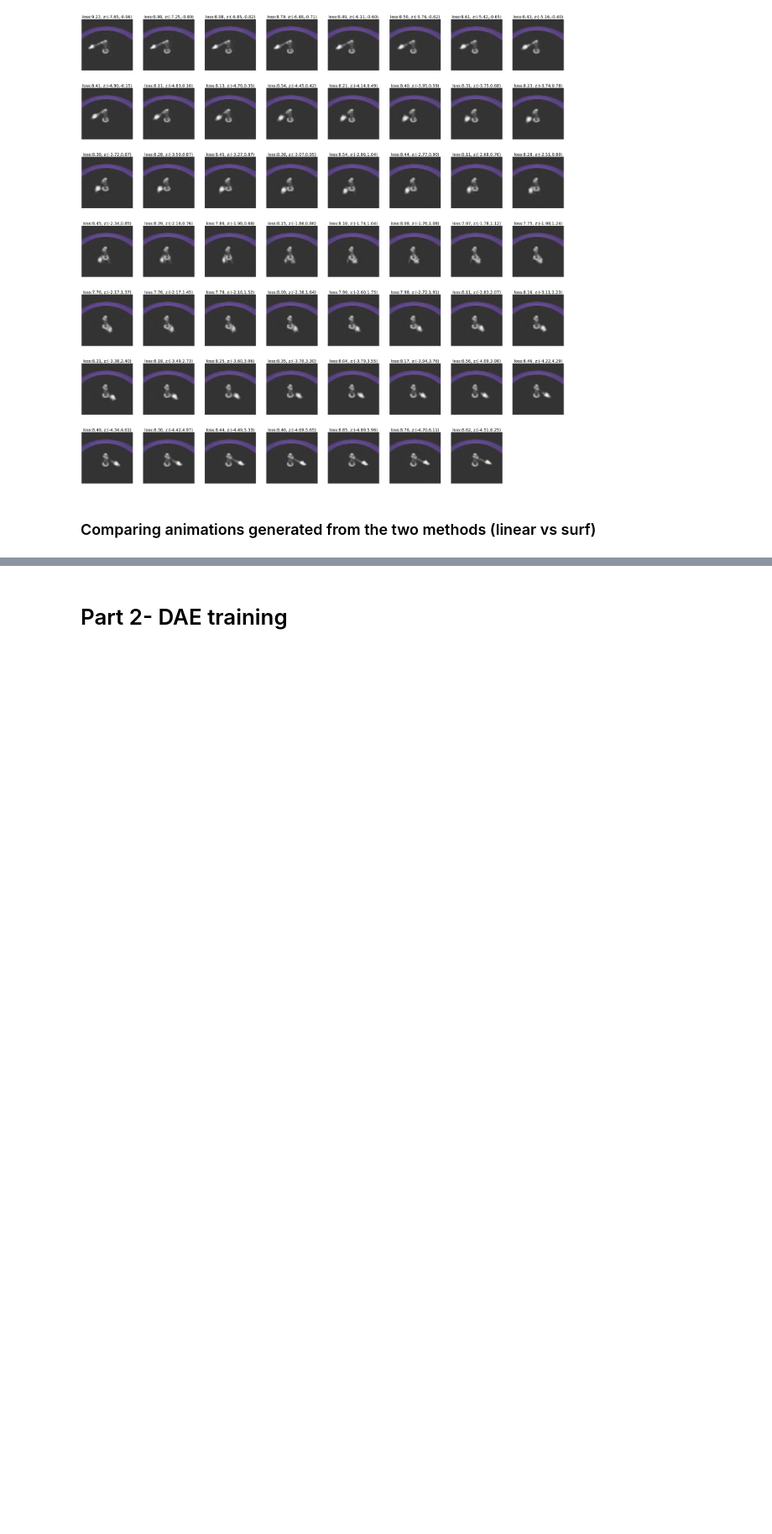
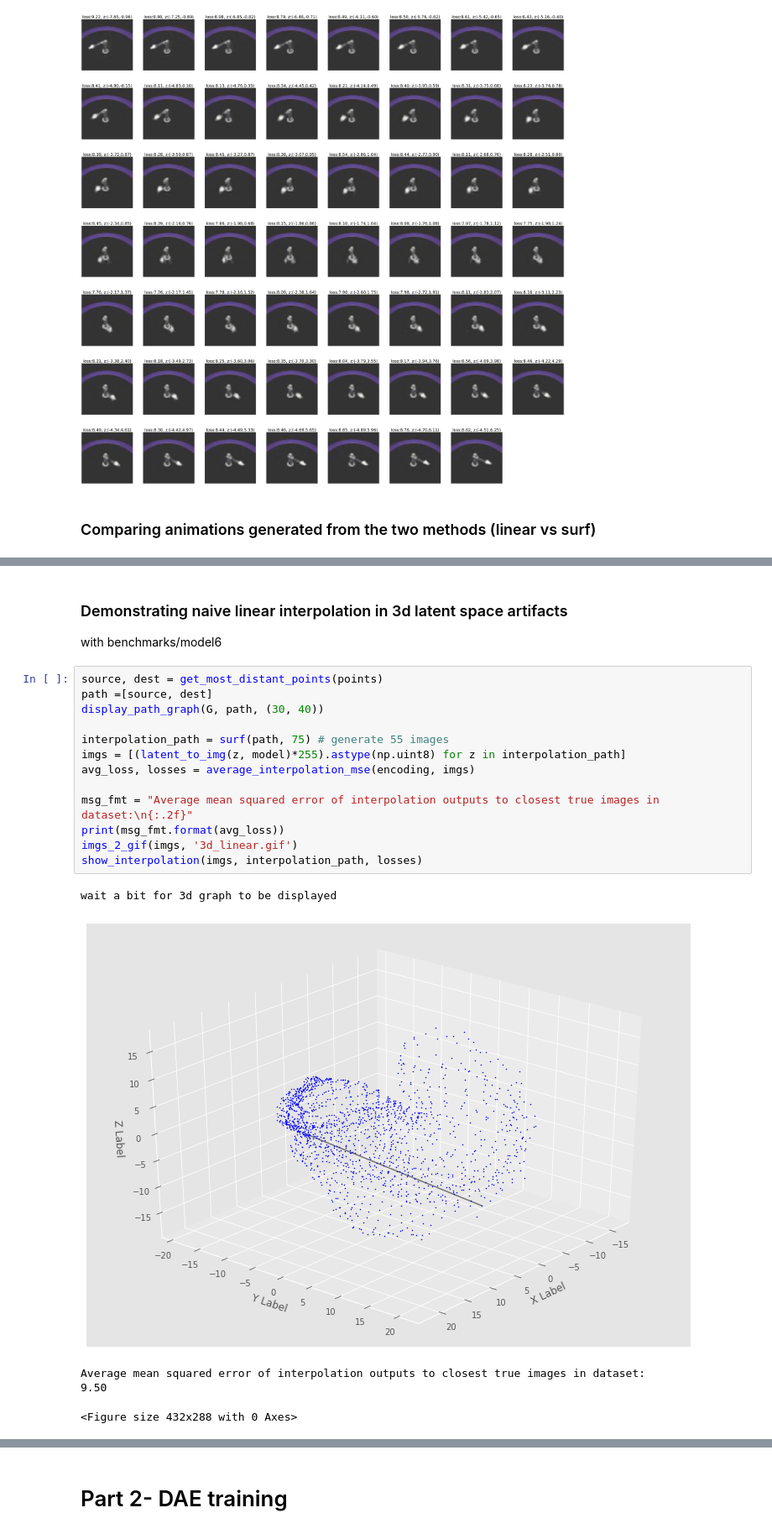
Before and after one commit to Iddoyadlin/DeepLearningCS3598, a Jupyter notebook: graph.ipynb, the cells around one changed output, grey strips where cells are left out. Shown at 84% size. Cells and saved outputs as stored; diff of their text form; blank space fills up the shorter version.

```diff
--- a/graph.ipynb
+++ b/graph.ipynb
@@ -490,0 +533,22 @@ HTML('<div> linear <img src=2d_linear.gif> </img> <img src=2d_surfing.gif> surfi
+# %% [markdown]
+### Demonstrating naive linear interpolation in 3d latent space artifacts
+with benchmarks/model6
+# %%
+source, dest = get_most_distant_points(points)
+path =[source, dest]
+display_path_graph(G, path, (30, 40))
+
+interpolation_path = surf(path, 75) # generate 55 images
+imgs = [(latent_to_img(z, model)*255).astype(np.uint8) for z in interpolation_path]
+avg_loss, losses = average_interpolation_mse(encoding, imgs)
+
+msg_fmt = "Average mean squared error of interpolation outputs to closest true images in dataset:\n{:.2f}"
+print(msg_fmt.format(avg_loss))
+imgs_2_gif(imgs, '3d_linear.gif')
+show_interpolation(imgs, interpolation_path, losses)
+# %% [output]
+wait a bit for 3d graph to be displayed
+[figure, added]
+Average mean squared error of interpolation outputs to closest true images in dataset:
+9.50
+<Figure size 432x288 with 0 Axes>
```
Also changed, not shown: parts of 11 cells of this notebook.
